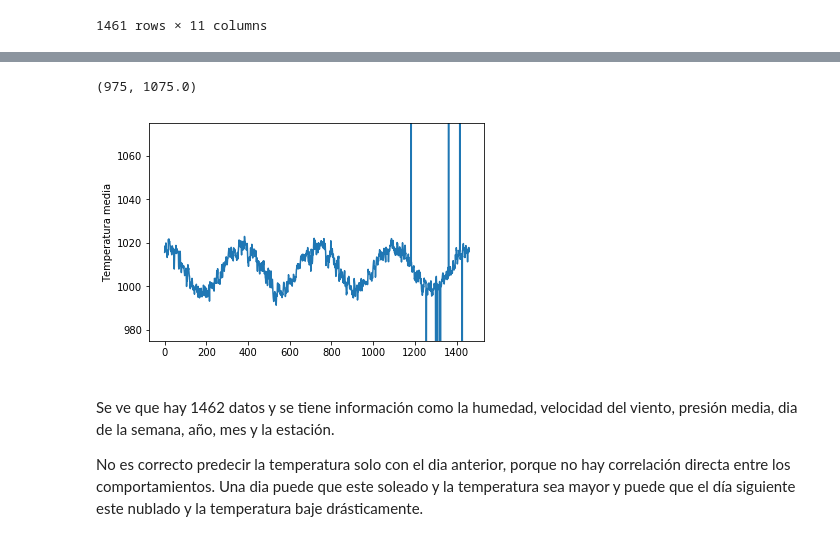
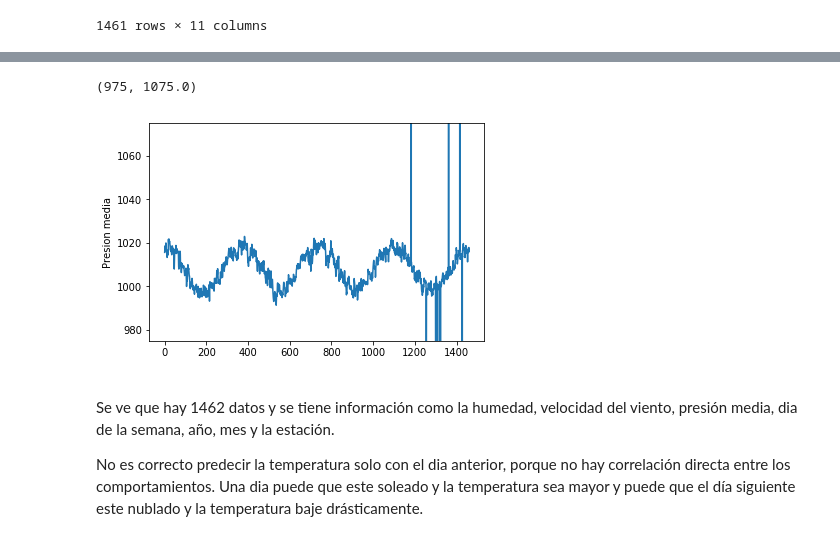
Before and after one commit to godinezseba/Tarea-3-MachineLearning, a Jupyter notebook: Seccion 1/Sección 1.ipynb, the cells around one changed output, grey strips where cells are left out. Saved outputs shown, nothing was run; the diff lists cells and outputs as text; code cells hidden in the pictures.

```diff
--- a/Seccion 1/Sección 1.ipynb
+++ b/Seccion 1/Sección 1.ipynb
@@ -84,12 +98,12 @@ Text(0, 0.5, 'Temperatura media')
 # %%
 plt.plot(df.index, df["meanpressure"])
 plt.xlabel(" ")
-plt.ylabel("Temperatura media")
+plt.ylabel("Presion media")
 plt.ylim(top=1075)
 plt.ylim(bottom=975)
 # %% [output]
 (975, 1075.0)
-[figure, old version]
+[figure, new version]
 # %% [markdown]
 Se ve que hay 1462 datos y se tiene información como la humedad, velocidad del viento, presión media, dia de la semana, año, mes y la estación.
 
```
Also changed, not shown: parts of 16 cells of this notebook.
